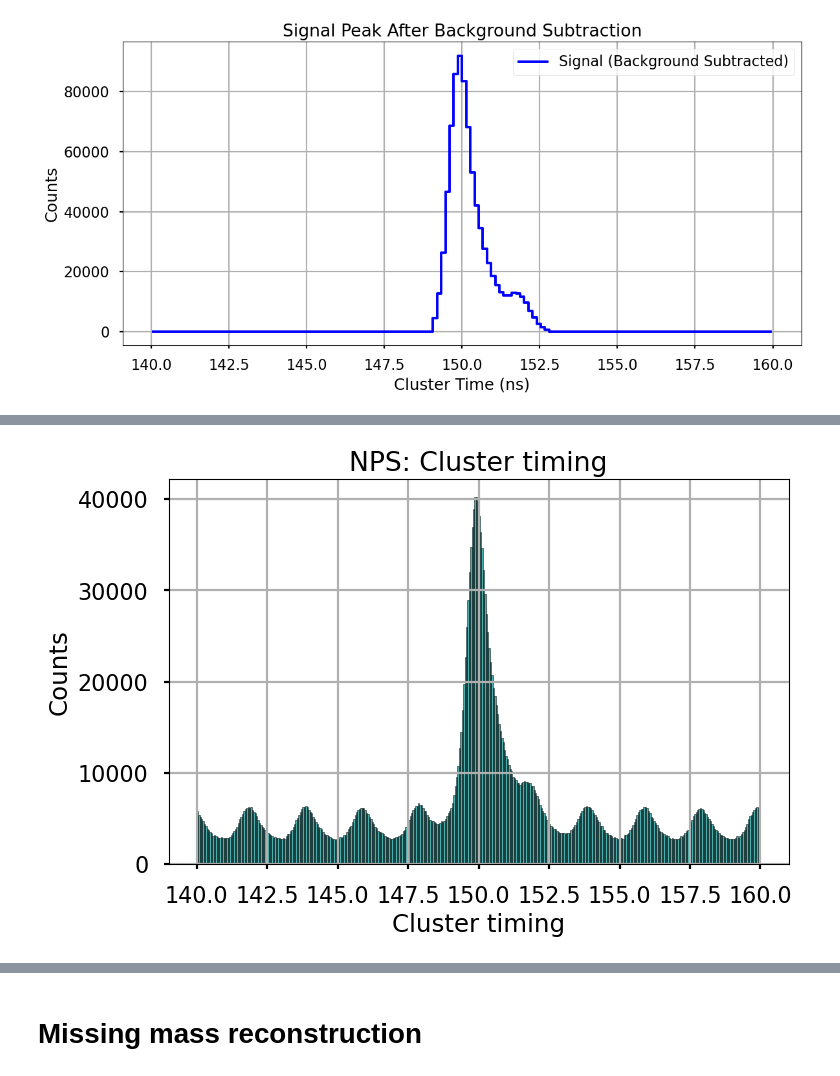
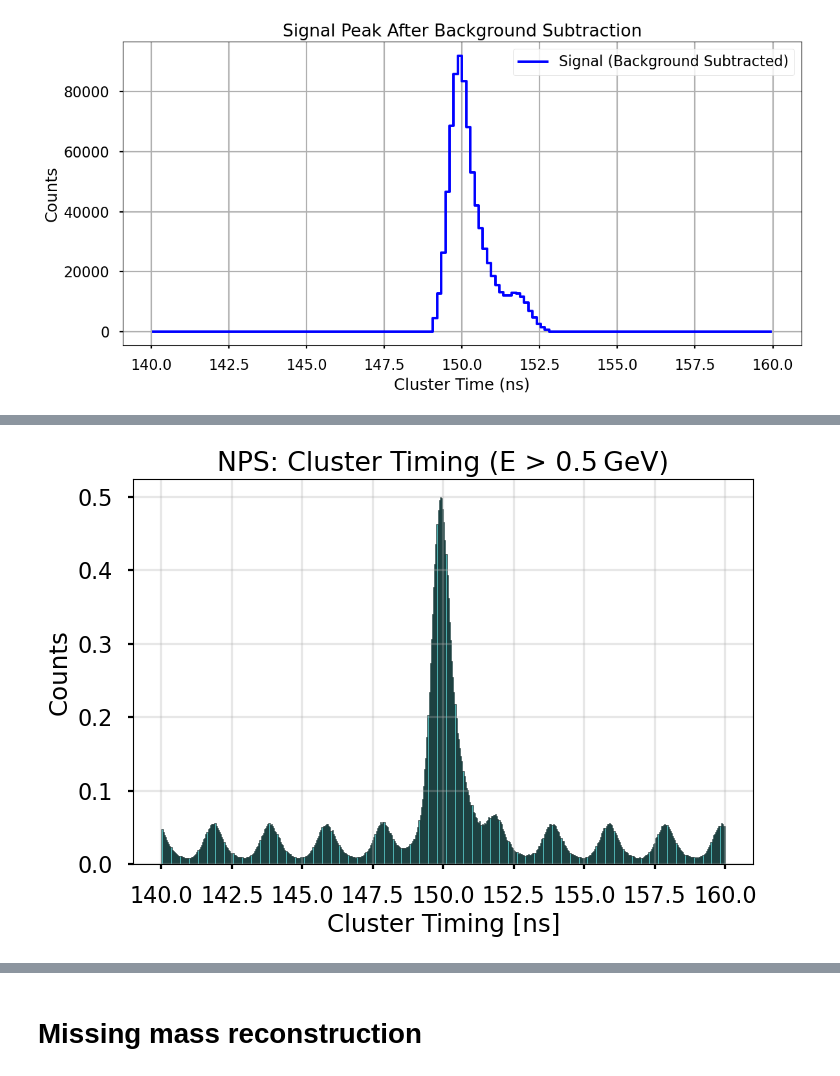
Before and after one commit to avnishphy/nps_analysis, a Jupyter notebook: pi0_analysis/exclusive_pi0.ipynb, the cells around one changed output, grey strips where cells are left out. Drawn from its saved outputs; the diff is of its cells as text; code cells hidden in the pictures.

```diff
--- a/pi0_analysis/exclusive_pi0.ipynb
+++ b/pi0_analysis/exclusive_pi0.ipynb
@@ -518,22 +490,0 @@ plt.show()
-# %%
-import uproot
-import pandas as pd
-
-# Path to your skimmed ROOT file
-root_file = "/home/ubuntu/nps_analysis/pi0_analysis/data/nps_hms_coin_skimmed_4487.root"
-
-# Open the file
-file = uproot.open(root_file)
-tree = file["T"]  # or whatever your TTree name is
-
-# Select the branches you want
-branches = [
-    "T.hms.hEDTM_tdcTimeRaw",
-    "H.gtr.dp", "H.cal.etotnorm", "H.cer.npeSum",
-    "H.gtr.th", "H.gtr.ph", "H.gtr.p",
-    "NPS.cal.nclust",
-    "NPS.cal.clusE", "NPS.cal.clusX", "NPS.cal.clusY", "NPS.cal.clusT"
-]
-
-# Load into DataFrame
-df = tree.arrays(branches, library="pd")
@@ -769,12 +1066,23 @@ FWHM ≈ 0.190 ns
 # %%
-# includes all the cluster instances associated to the events.
+clusE = branches["NPS.cal.clusE"]
+clusT = branches["NPS.cal.clusT"]
+
+# Apply mask per cluster, preserving jagged structure
+mask = clusE > 0.5
+
+# Apply mask before flattening
+clusT_selected = clusT[mask]
+
+# Flatten to 1D array for histogramming
+clusT_flat = ak.to_numpy(ak.flatten(clusT_selected))
 
 plt.figure(figsize=(8,5))
-plt.hist(clusT, bins=400, density=False, range=(140,160), color="darkcyan", edgecolor="black", alpha=0.7)
-plt.xlabel("Cluster timing")
+plt.hist(clusT_flat, bins=500, range=(140,160), density=True,
+         color="darkcyan", edgecolor="black", alpha=0.7)
+plt.xlabel("Cluster Timing [ns]")
 plt.ylabel("Counts")
-plt.title("NPS: Cluster timing")
-plt.grid(True)
+plt.title("NPS: Cluster Timing (E > 0.5 GeV)")
+plt.grid(True, alpha=0.3)
 plt.show()
 # %% [output]
-[figure, old version]
+[figure, new version]
```
Also changed, not shown: parts of 33 cells of this notebook, 5 other files.
